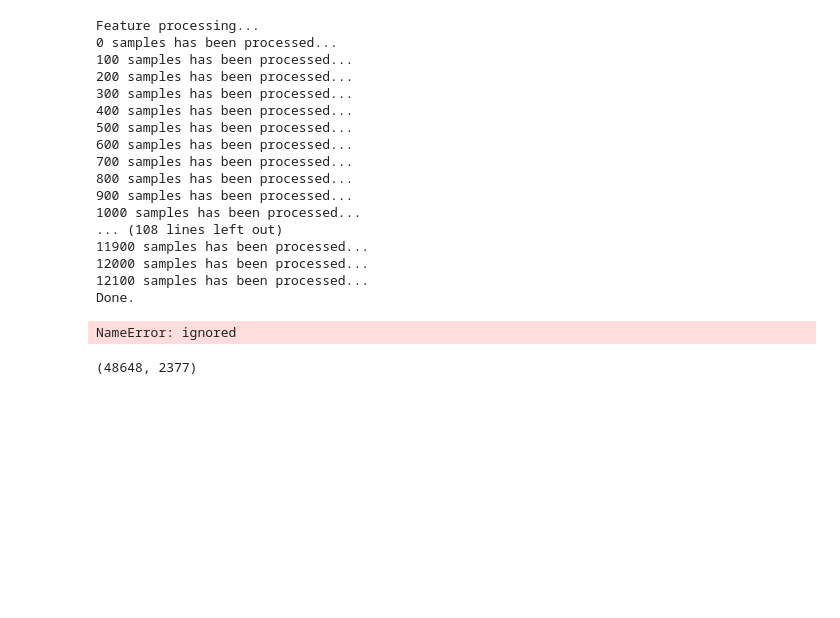
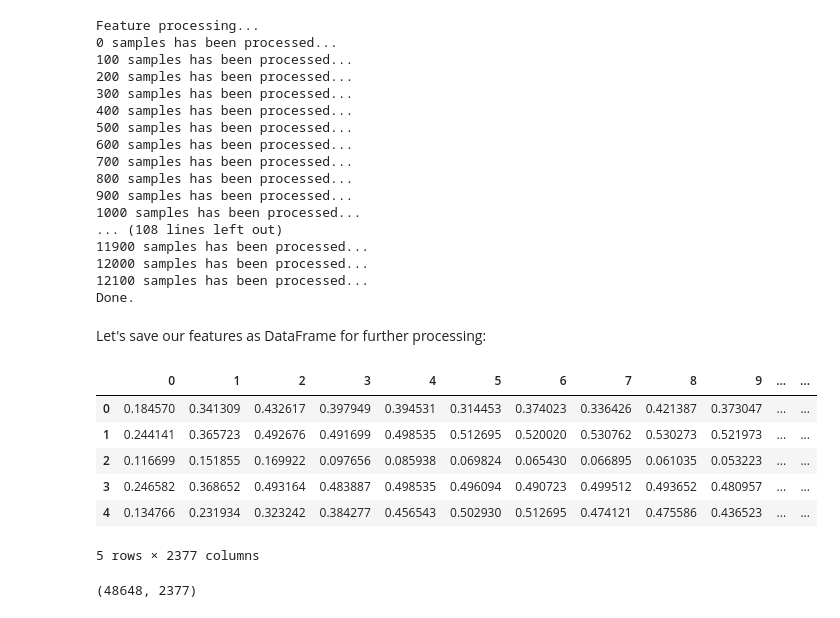
Before and after one commit to Kenterbery/speech_emotion_recognition, a Jupyter notebook: recognize.ipynb, the cells around one changed output. Saved outputs shown, nothing was run; the diff lists cells and outputs as text; code cells hidden in the pictures; blank space fills up the shorter version.

```diff
--- a/recognize.ipynb
+++ b/recognize.ipynb
@@ -451,15 +545,23 @@ Feature processing...
 12000 samples has been processed...
 12100 samples has been processed...
 Done.
+# %% [markdown]
+Let's save our features as DataFrame for further processing:
 # %%
-features_path = "/content/drive/MyDrive/Datasets/speech_emotion_recognition/features/features.csv"
+features_path = "features/features.csv"
 
 extracted_df = pd.DataFrame(X)
 extracted_df["labels"] = Y
 extracted_df.to_csv(features_path, index=False)
 extracted_df.head()
 # %% [output]
+|  | 0 | 1 | 2 | 3 | 4 | 5 | 6 | 7 | 8 | 9 | ... | ... |
+| 0 | 0.184570 | 0.341309 | 0.432617 | 0.397949 | 0.394531 | 0.314453 | 0.374023 | 0.336426 | 0.421387 | 0.373047 | ... | ... |
+| 1 | 0.244141 | 0.365723 | 0.492676 | 0.491699 | 0.498535 | 0.512695 | 0.520020 | 0.530762 | 0.530273 | 0.521973 | ... | ... |
+| 2 | 0.116699 | 0.151855 | 0.169922 | 0.097656 | 0.085938 | 0.069824 | 0.065430 | 0.066895 | 0.061035 | 0.053223 | ... | ... |
+| 3 | 0.246582 | 0.368652 | 0.493164 | 0.483887 | 0.498535 | 0.496094 | 0.490723 | 0.499512 | 0.493652 | 0.480957 | ... | ... |
+| 4 | 0.134766 | 0.231934 | 0.323242 | 0.384277 | 0.456543 | 0.502930 | 0.512695 | 0.474121 | 0.475586 | 0.436523 | ... | ... |
-NameError: ignored
+5 rows × 2377 columns
 # %%
 extracted_df = pd.read_csv(features_path)
 print(extracted_df.shape)
```
Also changed, not shown: parts of 38 cells of this notebook.
